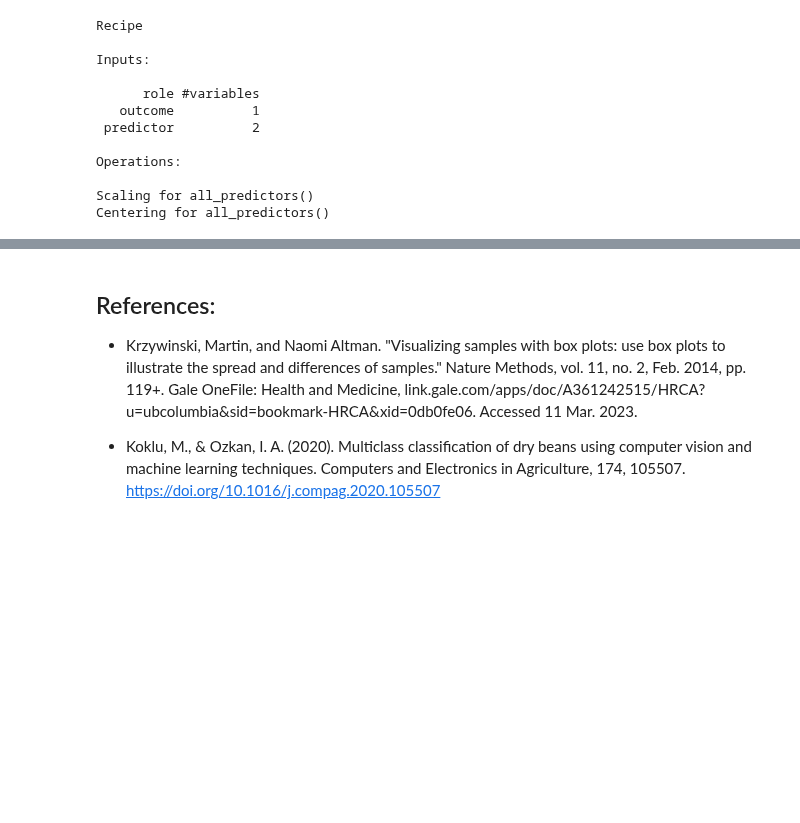
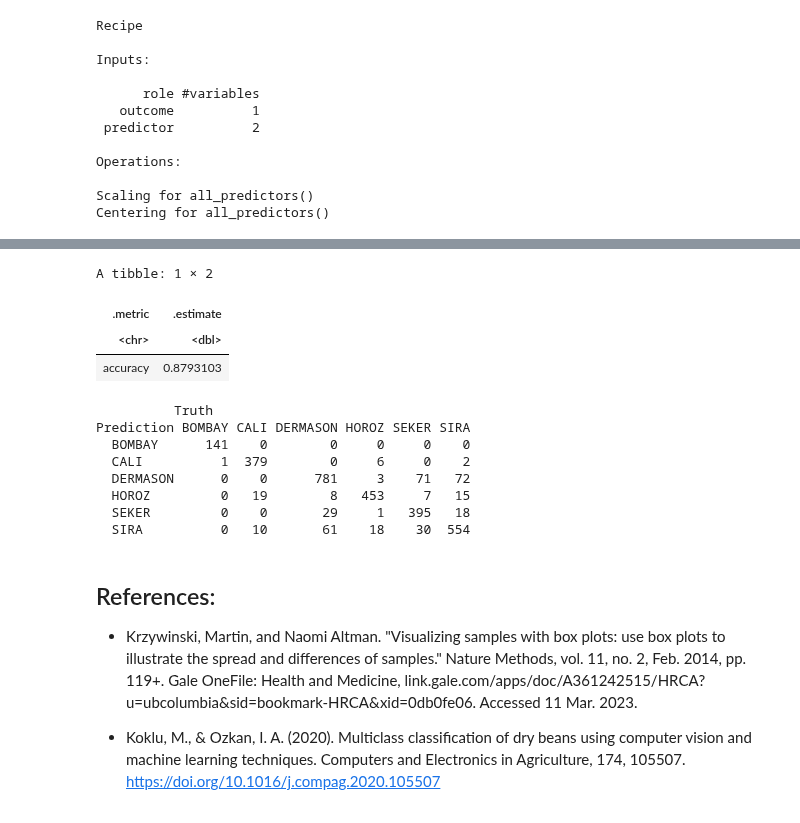
Before and after one commit to emeraldnqa/Bean-Type-Classfiifcation, a Jupyter notebook: proposal code.ipynb, the cells around one changed output, grey strips where cells are left out. Cells and saved outputs as stored; diff of their text form; code cells hidden in the pictures; blank space fills up the shorter version.

```diff
--- a/proposal code.ipynb
+++ b/proposal code.ipynb
@@ -332,3 +334,42 @@ cross_val_plot
+# %%
+knn_best_spec <- nearest_neighbor(weight_func = "rectangular", neighbors = 25) |>
+  set_engine("kknn") |>
+  set_mode("classification")
+
+bean_fit <- workflow() |>
+  add_recipe(bean_report_recipe) |>
+  add_model(knn_best_spec) |>
+  fit(data = final_bean_data)
+
+##(8)##
+# Get the prediction column
+bean_predictions <- predict(bean_fit, bean_test) |>
+    bind_cols(bean_test)
+
+# Compare the accuracy of predictions to the true values in the test set
+bean_acc <- bean_predictions |>
+    metrics(truth = Class, estimate = .pred_class) |>
+    select(.metric, .estimate) |>
+    head(1)
+
+# Compare the predictions to the true values in a confusion matrix
+bean_cm <- bean_predictions |>
+    conf_mat(truth = Class, estimate = .pred_class)
+bean_acc
+bean_cm
+# %% [output]
+A tibble: 1 × 2
+| .metric | .estimate |
+| <chr> | <dbl> |
+| accuracy | 0.8793103 |
+          Truth
+Prediction BOMBAY CALI DERMASON HOROZ SEKER SIRA
+  BOMBAY      141    0        0     0     0    0
+  CALI          1  379        0     6     0    2
+  DERMASON      0    0      781     3    71   72
+  HOROZ         0   19        8   453     7   15
+  SEKER         0    0       29     1   395   18
+  SIRA          0   10       61    18    30  554
 # %% [markdown]
 ## References:
 - Krzywinski, Martin, and Naomi Altman. "Visualizing samples with box plots: use box plots to illustrate the spread and differences of samples." Nature Methods, vol. 11, no. 2, Feb. 2014, pp. 119+. Gale OneFile: Health and Medicine, link.gale.com/apps/doc/A361242515/HRCA?u=ubcolumbia&sid=bookmark-HRCA&xid=0db0fe06. Accessed 11 Mar. 2023.
```
Also changed, not shown: parts of 3 cells of this notebook.
